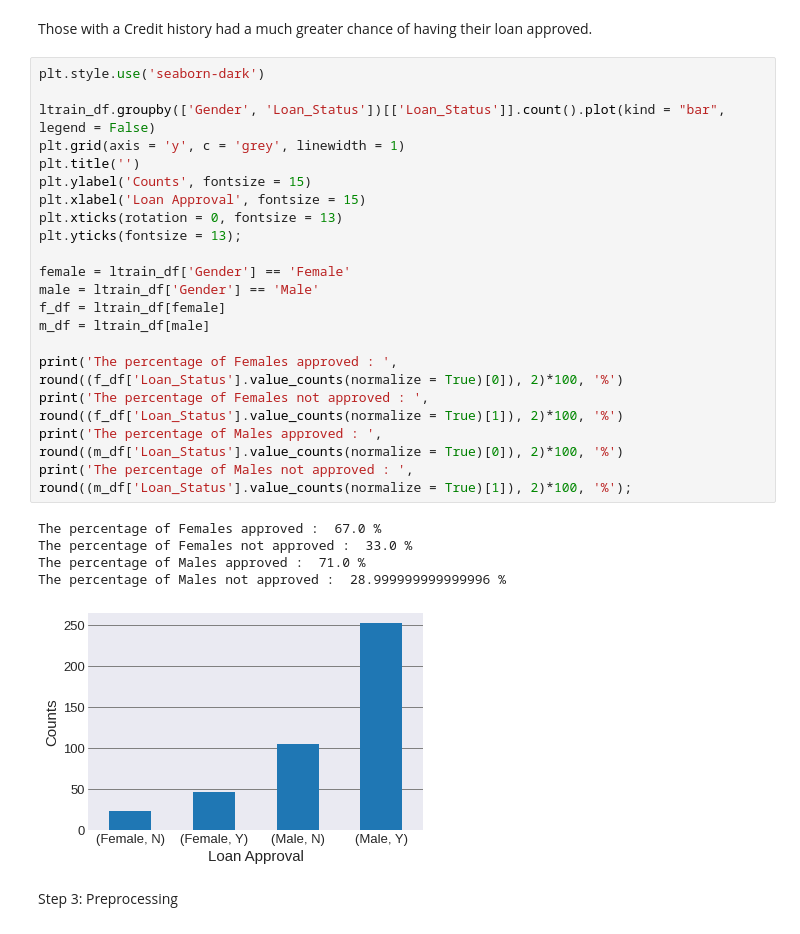
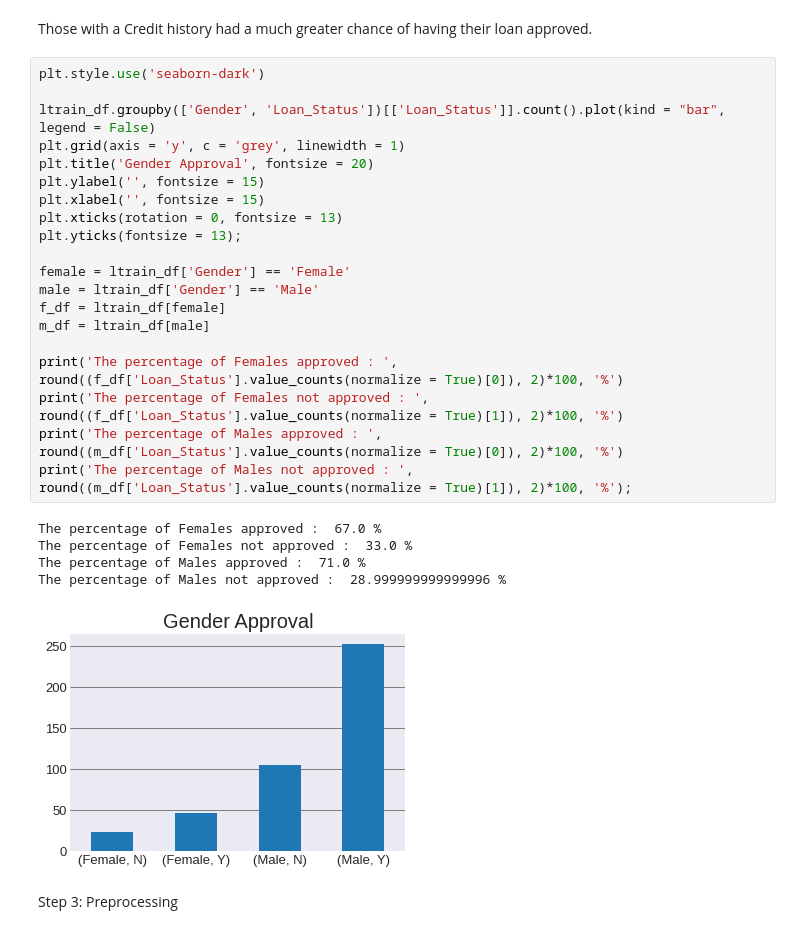
Before and after one commit to L-Dibble/Project_2_Loan_Prediction, a Jupyter notebook: Project_2,_Luke_Dibble_V2.ipynb, the cells around one changed output. Saved outputs shown, nothing was run; the diff lists cells and outputs as text.

```diff
--- a/Project_2,_Luke_Dibble_V2.ipynb
+++ b/Project_2,_Luke_Dibble_V2.ipynb
@@ -314,29 +314,29 @@ Those with a Credit history had a much greater chance of having their loan appro
 # %%
 plt.style.use('seaborn-dark')
 
 ltrain_df.groupby(['Gender', 'Loan_Status'])[['Loan_Status']].count().plot(kind = "bar", legend = False)
 plt.grid(axis = 'y', c = 'grey', linewidth = 1)
-plt.title('')
-plt.ylabel('Counts', fontsize = 15)
-plt.xlabel('Loan Approval', fontsize = 15)
+plt.title('Gender Approval', fontsize = 20)
+plt.ylabel('', fontsize = 15)
+plt.xlabel('', fontsize = 15)
 plt.xticks(rotation = 0, fontsize = 13)
 plt.yticks(fontsize = 13);
 
 female = ltrain_df['Gender'] == 'Female'
 male = ltrain_df['Gender'] == 'Male'
 f_df = ltrain_df[female]
 m_df = ltrain_df[male]
 
 print('The percentage of Females approved : ', round((f_df['Loan_Status'].value_counts(normalize = True)[0]), 2)*100, '%')
 print('The percentage of Females not approved : ', round((f_df['Loan_Status'].value_counts(normalize = True)[1]), 2)*100, '%')
 print('The percentage of Males approved : ', round((m_df['Loan_Status'].value_counts(normalize = True)[0]), 2)*100, '%')
 print('The percentage of Males not approved : ', round((m_df['Loan_Status'].value_counts(normalize = True)[1]), 2)*100, '%');
 # %% [output]
 The percentage of Females approved :  67.0 %
 The percentage of Females not approved :  33.0 %
 The percentage of Males approved :  71.0 %
 The percentage of Males not approved :  28.999999999999996 %
-[figure, old version]
+[figure, new version]
 # %% [markdown]
 Step 3: Preprocessing
 # %%
```
Also changed, not shown: parts of 17 cells of this notebook, 1 other file.
